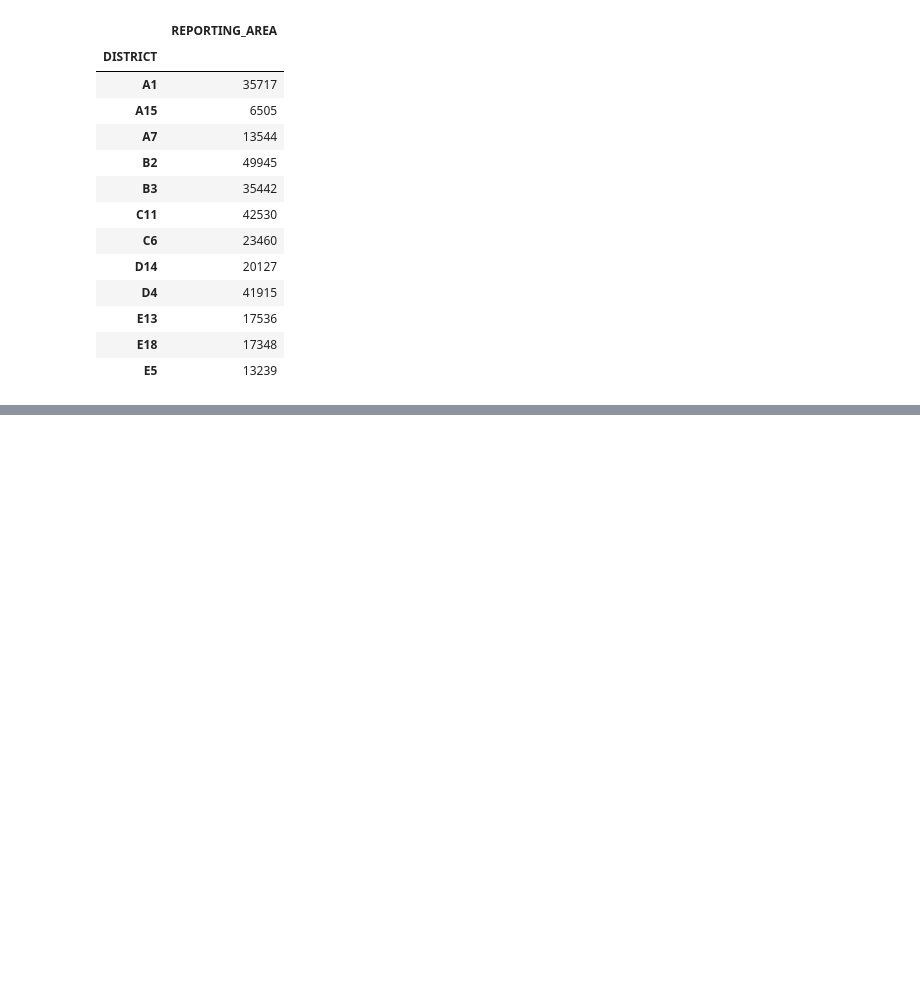
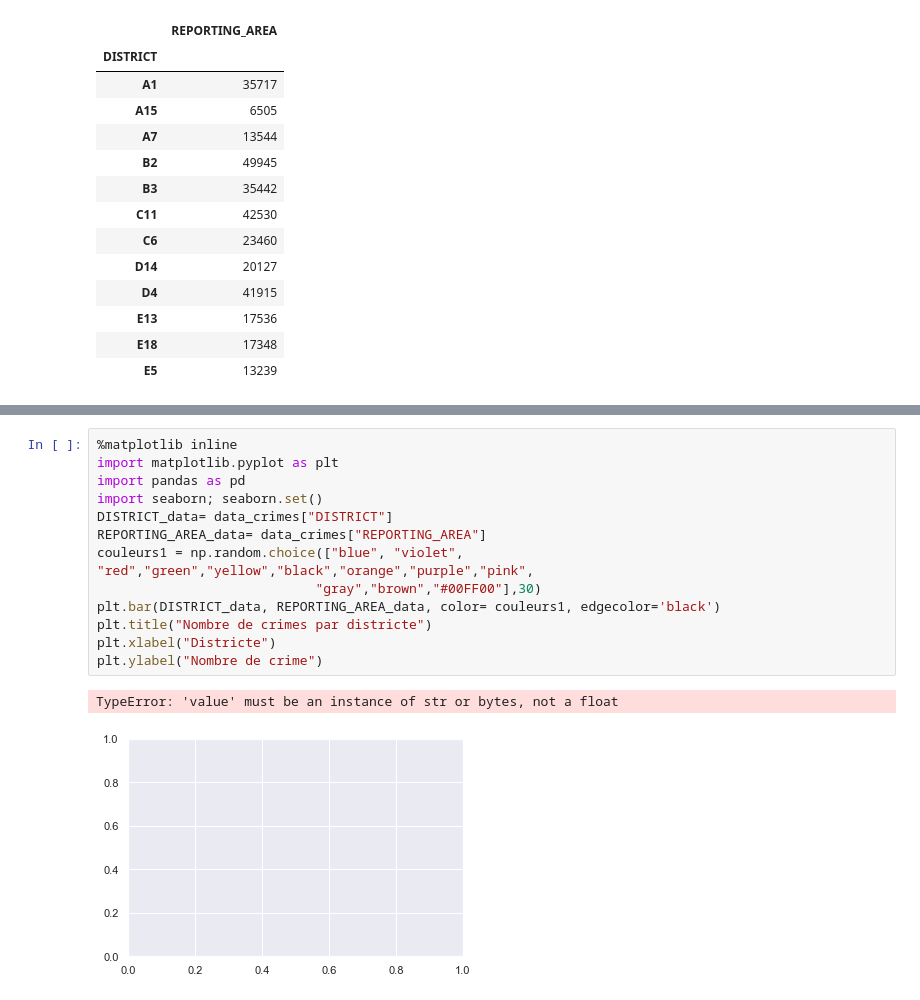
Before and after one commit to ikhalild/Data-analysis-with-python, a Jupyter notebook: manipulation.ipynb, the cells around one changed output, grey strips where cells are left out. Drawn from its saved outputs; the diff is of its cells as text; blank space fills up the shorter version.

```diff
--- a/manipulation.ipynb
+++ b/manipulation.ipynb
@@ -256,0 +273,16 @@ nb_cr_dis
+# %%
+%matplotlib inline
+import matplotlib.pyplot as plt
+import pandas as pd
+import seaborn; seaborn.set()
+DISTRICT_data= data_crimes["DISTRICT"]
+REPORTING_AREA_data= data_crimes["REPORTING_AREA"]
+couleurs1 = np.random.choice(["blue", "violet", "red","green","yellow","black","orange","purple","pink",
+                            "gray","brown","#00FF00"],30)
+plt.bar(DISTRICT_data, REPORTING_AREA_data, color= couleurs1, edgecolor='black')
+plt.title("Nombre de crimes par districte")
+plt.xlabel("Districte")
+plt.ylabel("Nombre de crime")
+# %% [output]
+TypeError: 'value' must be an instance of str or bytes, not a float
+[figure, added]
```
Also changed, not shown: parts of 3 cells of this notebook.
